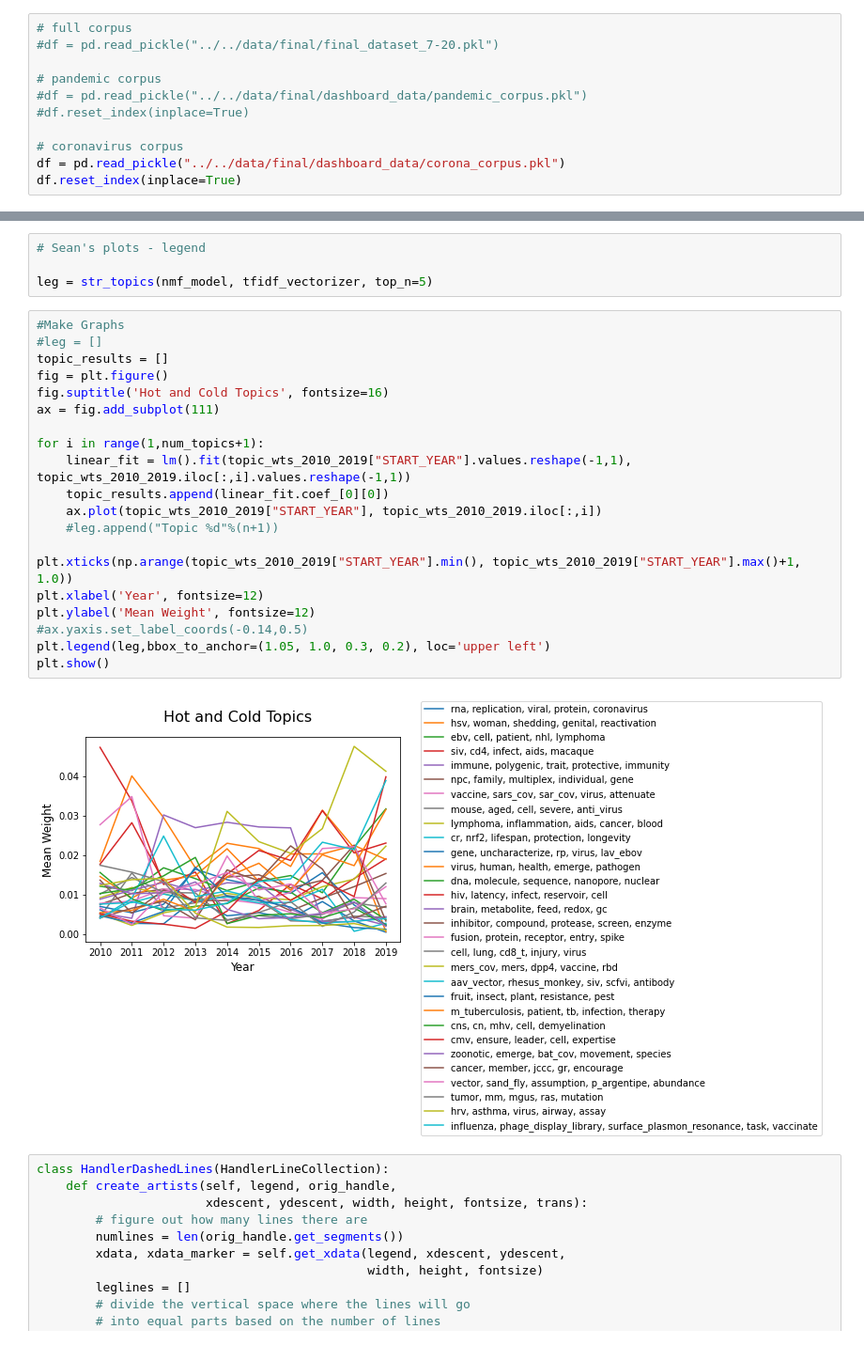
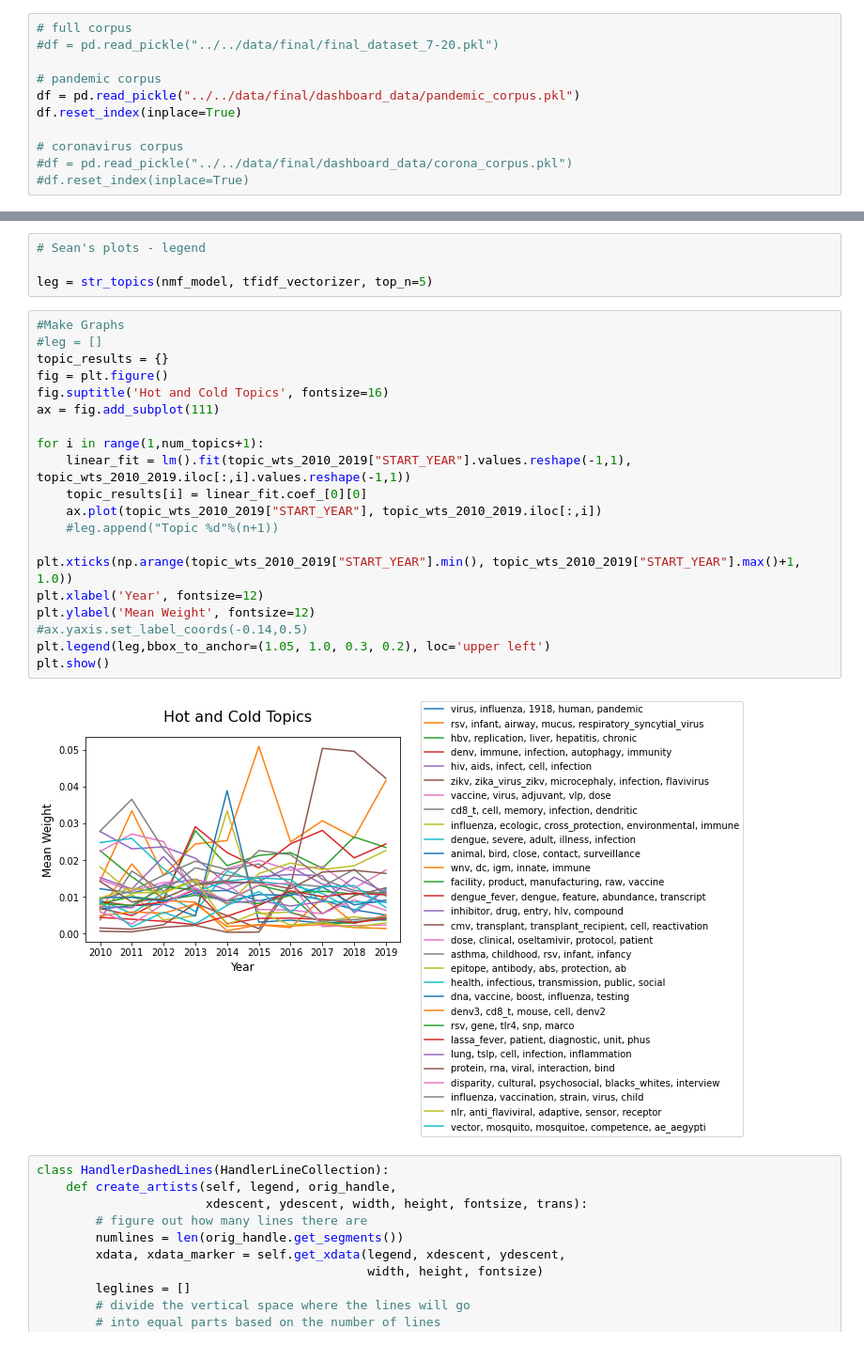
Before and after one commit to DSPG-Young-Scholars-Program/dspg20RnD, a Jupyter notebook: src/emerging_topics/emerging_topics.ipynb, the cells around one changed output, grey strips where cells are left out. Shown at 94% size. Saved outputs shown, nothing was run; the diff lists cells and outputs as text.

Commit message:
case study tab plots

```diff
--- a/src/emerging_topics/emerging_topics.ipynb
+++ b/src/emerging_topics/emerging_topics.ipynb
@@ -24,12 +26,12 @@ from matplotlib.lines import Line2D
 #df = pd.read_pickle("../../data/final/final_dataset_7-20.pkl")
 
 # pandemic corpus
-#df = pd.read_pickle("../../data/final/dashboard_data/pandemic_corpus.pkl")
-#df.reset_index(inplace=True)
+df = pd.read_pickle("../../data/final/dashboard_data/pandemic_corpus.pkl")
+df.reset_index(inplace=True)
 
 # coronavirus corpus
-df = pd.read_pickle("../../data/final/dashboard_data/corona_corpus.pkl")
-df.reset_index(inplace=True)
+#df = pd.read_pickle("../../data/final/dashboard_data/corona_corpus.pkl")
+#df.reset_index(inplace=True)
 # %%
 df.head()
 # %% [output]
@@ -367,25 +369,25 @@ leg = str_topics(nmf_model, tfidf_vectorizer, top_n=5)
 # %%
 #Make Graphs
 #leg = []
-topic_results = []
+topic_results = {}
 fig = plt.figure()
 fig.suptitle('Hot and Cold Topics', fontsize=16)
 ax = fig.add_subplot(111)
 
 for i in range(1,num_topics+1):
     linear_fit = lm().fit(topic_wts_2010_2019["START_YEAR"].values.reshape(-1,1), topic_wts_2010_2019.iloc[:,i].values.reshape(-1,1))
-    topic_results.append(linear_fit.coef_[0][0])
+    topic_results[i] = linear_fit.coef_[0][0]
     ax.plot(topic_wts_2010_2019["START_YEAR"], topic_wts_2010_2019.iloc[:,i])
     #leg.append("Topic %d"%(n+1))
 
 plt.xticks(np.arange(topic_wts_2010_2019["START_YEAR"].min(), topic_wts_2010_2019["START_YEAR"].max()+1, 1.0))
 plt.xlabel('Year', fontsize=12)
 plt.ylabel('Mean Weight', fontsize=12)
 #ax.yaxis.set_label_coords(-0.14,0.5)
 plt.legend(leg,bbox_to_anchor=(1.05, 1.0, 0.3, 0.2), loc='upper left')
 plt.show()
 # %% [output]
-[figure, old version]
+[figure, new version]
 # %%
 class HandlerDashedLines(HandlerLineCollection):
     def create_artists(self, legend, orig_handle,
```
Also changed, not shown: parts of 23 cells of this notebook, 2 other files.
